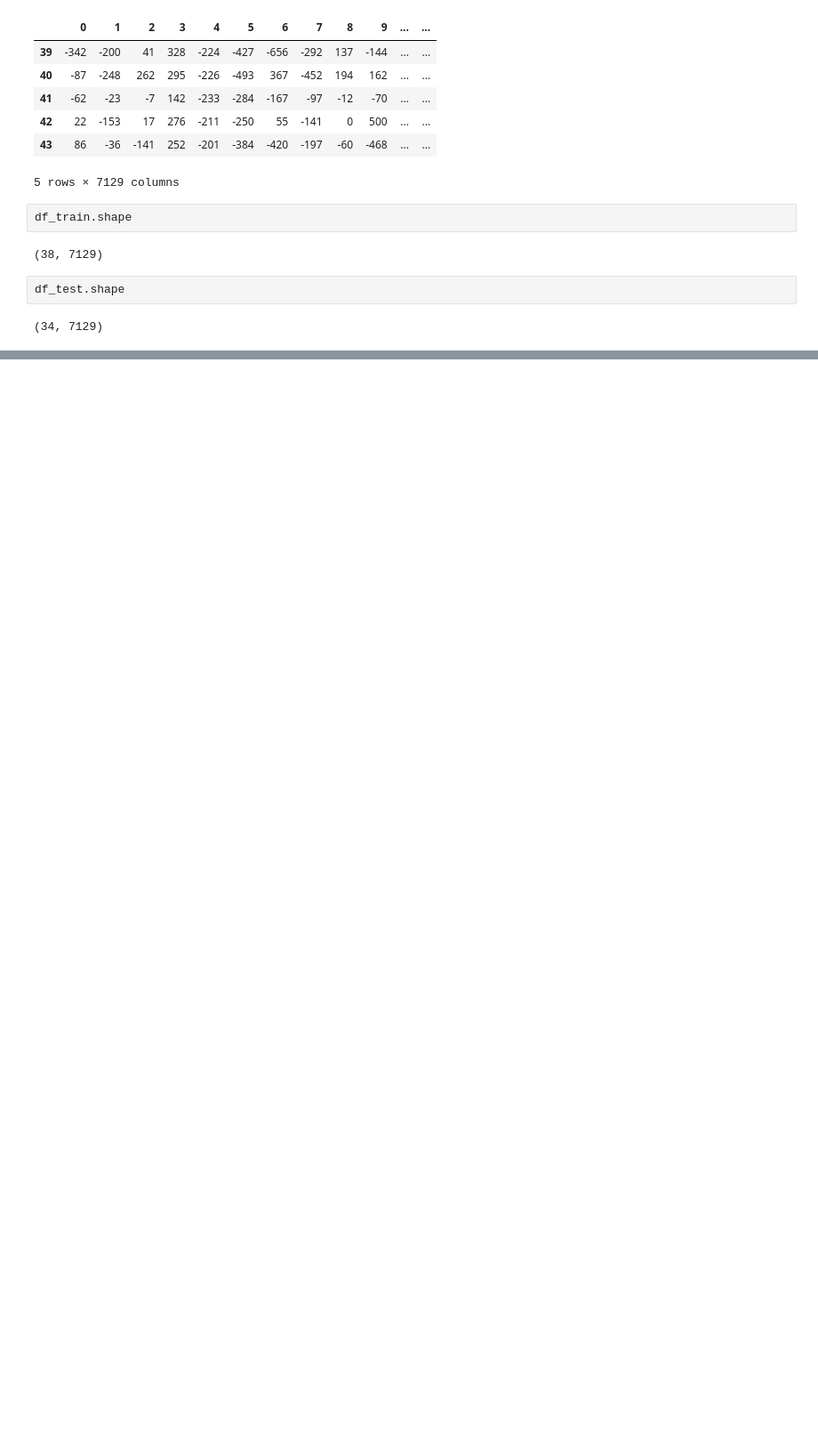
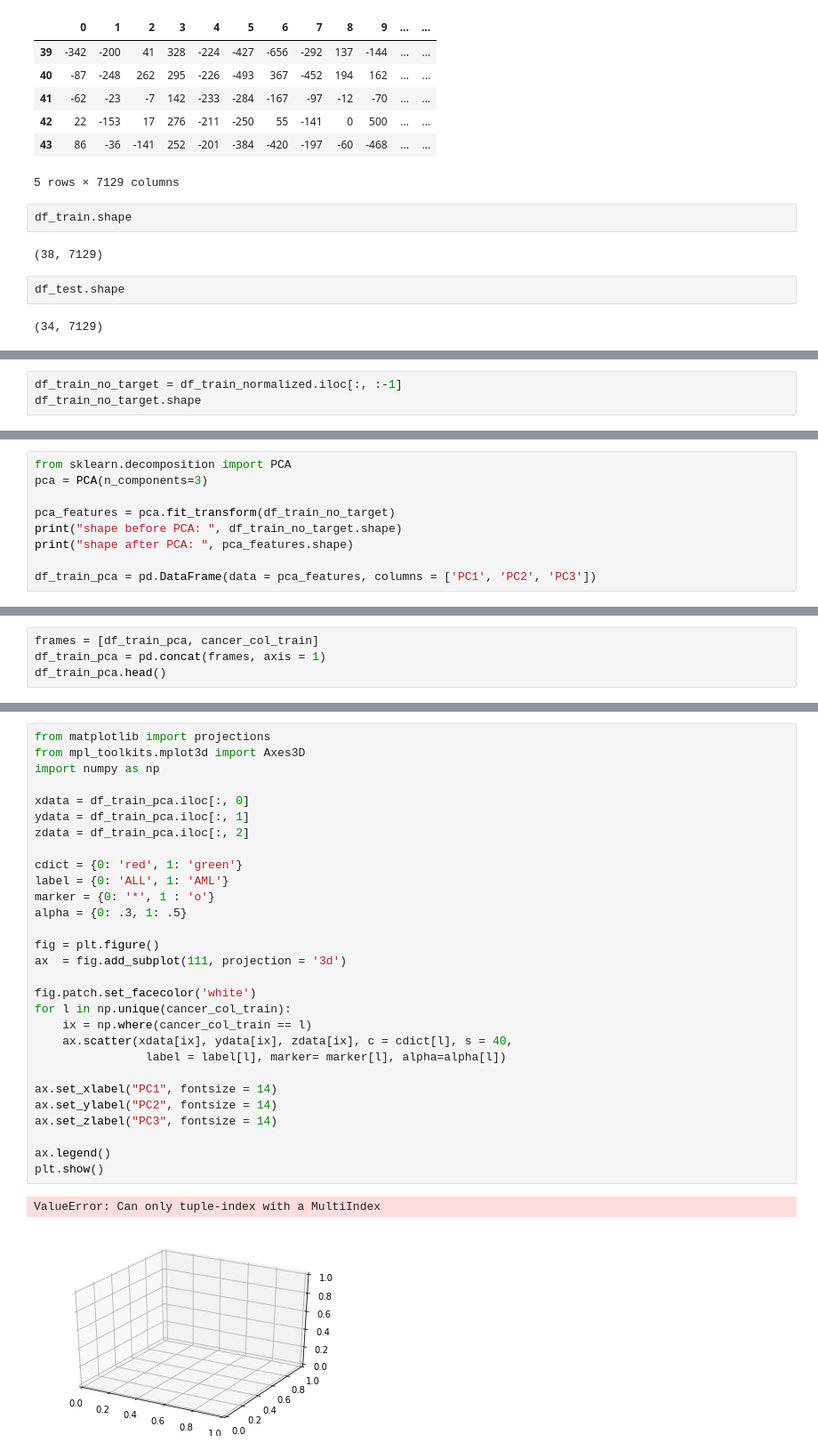
Before and after one commit to hnbnguyen/Classification-of-Cancer-Type, a Jupyter notebook: exploration.ipynb, the cells around one changed output, grey strips where cells are left out. Shown: that part at 89% size. Saved outputs shown, nothing was run; the diff lists cells and outputs as text; blank space fills up the shorter version.

```diff
--- a/exploration.ipynb
+++ b/exploration.ipynb
@@ -135,0 +223,3 @@ df_combined.tail()
+# %%
+df_train_no_target = df_train_normalized.iloc[:, :-1]
+df_train_no_target.shape
@@ -135,0 +228,9 @@ df_combined.tail()
+# %%
+from sklearn.decomposition import PCA
+pca = PCA(n_components=3)
+
+pca_features = pca.fit_transform(df_train_no_target)
+print("shape before PCA: ", df_train_no_target.shape)
+print("shape after PCA: ", pca_features.shape)
+
+df_train_pca = pd.DataFrame(data = pca_features, columns = ['PC1', 'PC2', 'PC3'])
@@ -135,0 +240,4 @@ df_combined.tail()
+# %%
+frames = [df_train_pca, cancer_col_train]
+df_train_pca = pd.concat(frames, axis = 1)
+df_train_pca.head()
@@ -135,0 +251,32 @@ df_combined.tail()
+# %%
+from matplotlib import projections
+from mpl_toolkits.mplot3d import Axes3D
+import numpy as np
+
+xdata = df_train_pca.iloc[:, 0]
+ydata = df_train_pca.iloc[:, 1]
+zdata = df_train_pca.iloc[:, 2]
+
+cdict = {0: 'red', 1: 'green'}
+label = {0: 'ALL', 1: 'AML'}
+marker = {0: '*', 1 : 'o'}
+alpha = {0: .3, 1: .5}
+
+fig = plt.figure()
+ax  = fig.add_subplot(111, projection = '3d')
+
+fig.patch.set_facecolor('white')
+for l in np.unique(cancer_col_train):
+    ix = np.where(cancer_col_train == l)
+    ax.scatter(xdata[ix], ydata[ix], zdata[ix], c = cdict[l], s = 40,
+                label = label[l], marker= marker[l], alpha=alpha[l])
+
+ax.set_xlabel("PC1", fontsize = 14)
+ax.set_ylabel("PC2", fontsize = 14)
+ax.set_zlabel("PC3", fontsize = 14)
+
+ax.legend()
+plt.show()
+# %% [output]
+ValueError: Can only tuple-index with a MultiIndex
+[figure, added]
```
Also changed, not shown: parts of 20 cells of this notebook.
